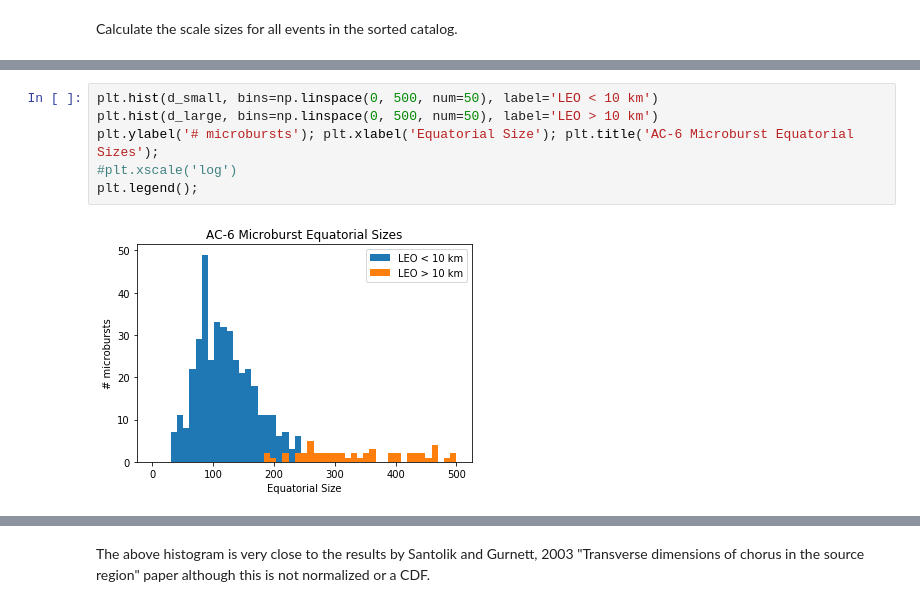
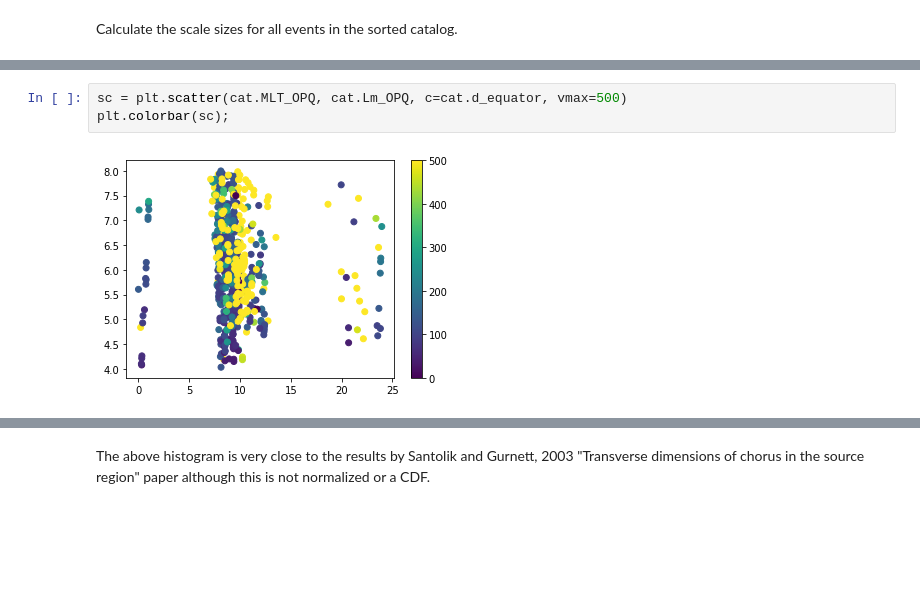
Before and after one commit to mshumko/ac6_microburst_scale_sizes, a Jupyter notebook: stats/microburst_cdf_equator.ipynb, the cells around one changed output, grey strips where cells are left out. Saved outputs shown, nothing was run; the diff lists cells and outputs as text; blank space fills up the shorter version.

```diff
--- a/stats/microburst_cdf_equator.ipynb
+++ b/stats/microburst_cdf_equator.ipynb
@@ -67,11 +67,8 @@ plt.hist(d_equator, bins=np.linspace(0, 2500, num=50))
 plt.ylabel('# microbursts'); plt.xlabel('Equatorial Size'); plt.title('AC-6 Microburst Equatorial Sizes');
 # %% [output]
 [figure]
-# %%
-plt.hist(d_small, bins=np.linspace(0, 500, num=50), label='LEO < 10 km')
-plt.hist(d_large, bins=np.linspace(0, 500, num=50), label='LEO > 10 km')
-plt.ylabel('# microbursts'); plt.xlabel('Equatorial Size'); plt.title('AC-6 Microburst Equatorial Sizes');
-#plt.xscale('log')
-plt.legend();
-# %% [output]
-[figure, removed]
+# %%
+sc = plt.scatter(cat.MLT_OPQ, cat.Lm_OPQ, c=cat.d_equator, vmax=500)
+plt.colorbar(sc);
+# %% [output]
+[figure, added]
```
Also changed, not shown: parts of 3 cells of this notebook.
